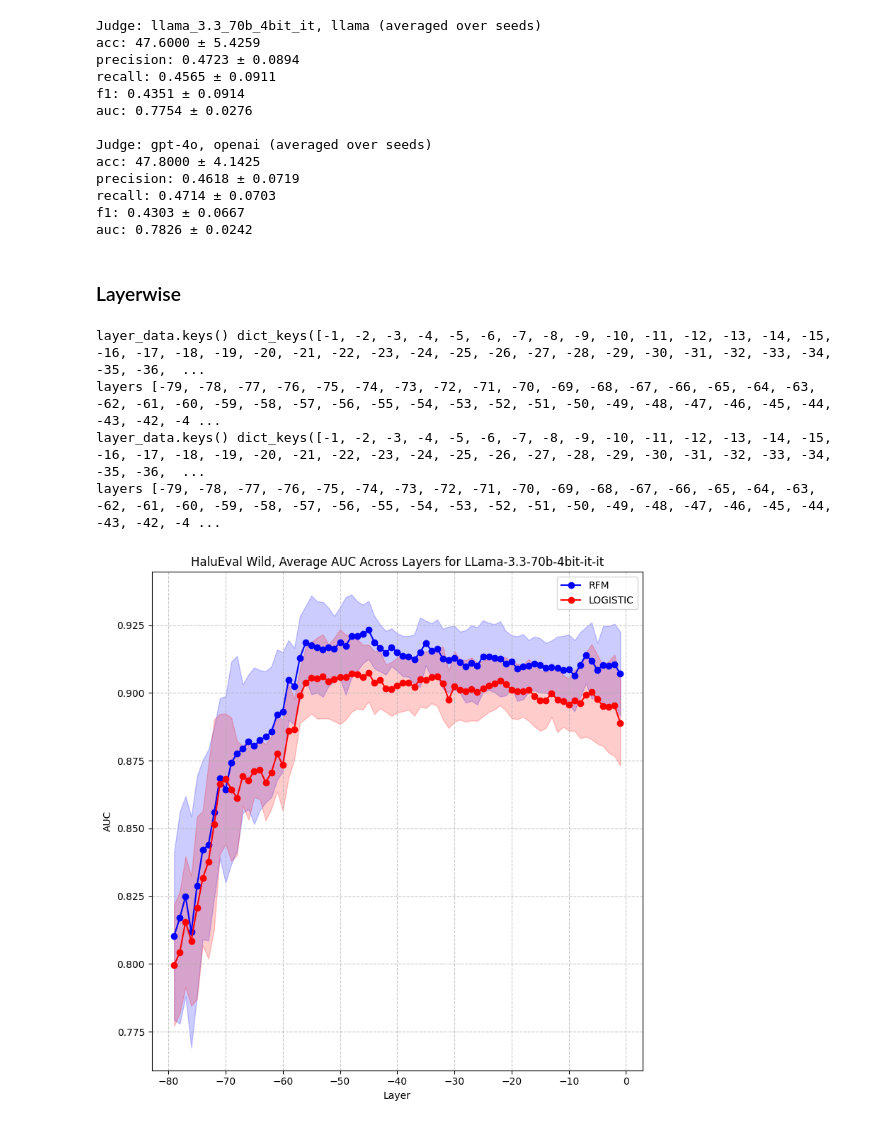
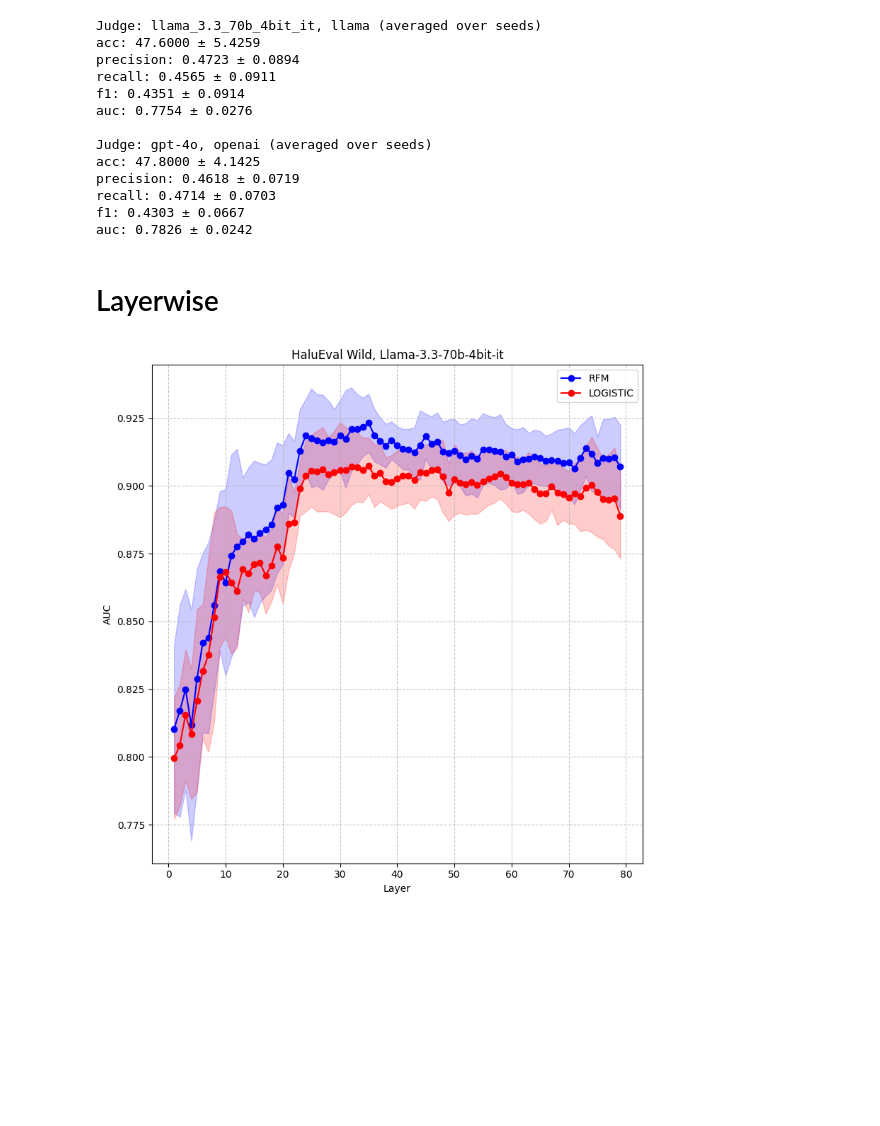
Before and after one commit to Kraga922/neural_controllers, a Jupyter notebook: quantitative_comparisons/analysis/multiclass_halu_eval_wild.ipynb, the cells around one changed output. Saved outputs shown, nothing was run; the diff lists cells and outputs as text; code cells hidden in the pictures; blank space fills up the shorter version.

```diff
--- a/quantitative_comparisons/analysis/multiclass_halu_eval_wild.ipynb
+++ b/quantitative_comparisons/analysis/multiclass_halu_eval_wild.ipynb
@@ -253,7 +237,7 @@ recall: 0.4714 ± 0.0703
 f1: 0.4303 ± 0.0667
 auc: 0.7826 ± 0.0242
 # %% [markdown]
-### Layerwise
+# Layerwise
 # %%
 import numpy as np
 import pickle
@@ -264,7 +248,6 @@ from collections import defaultdict
 # Define the range of seeds
 seeds = np.arange(5)
 methods = ['rfm', 'logistic']
-# models = ['llama_3_8b', 'gemma_2_9b']
 models = ['llama_3.3_70b_4bit_it']
 metric = 'auc'
 
@@ -327,40 +310,38 @@ for i, model in enumerate(models):
 
     for method in methods:
         layer_data = avg_results[model][method]
-        print("layer_data.keys()", layer_data.keys())
         if layer_data:
             # Sort layers by their numerical value
             layers = sorted([int(layer) for layer in layer_data.keys() if isinstance(layer, int)])
-            print("layers", layers)
 
             # Extract mean and std for plotting
             means = [layer_data[layer]['mean'] for layer in layers if layer in layer_data]
             stds = [layer_data[layer]['std'] for layer in layers if layer in layer_data]
+
+            layers = [x+len(layers)+1 for x in layers]
 
             # Plot the mean line
             plt.plot(layers, means, label=method.upper(), marker='o', color=colors[method])
 
             # Add shaded error region
             plt.fill_between(
                 layers,
                 [m - s for m, s in zip(means, stds)],  # lower bound
                 [m + s for m, s in zip(means, stds)],  # upper bound
                 color=colors[method],
                 alpha=alpha_fill
             )
 
-    plt.title(f'HaluEval Wild, Average {metric.upper()} Across Layers for {model.replace(model[0], model[0].upper()).replace("_", "-")}-it')
+    model_str = model.replace("_", "-")
+    model_str = model_str[0].upper() + model_str[1:]
+    plt.title(f'HaluEval Wild, {model_str}')
     plt.xlabel('Layer')
     plt.ylabel(f'{metric.upper()}')
     plt.grid(True, linestyle='--', alpha=0.7)
     plt.legend()
     plt.tight_layout()
 
 plt.savefig(f'plots/he_wild_test_{metric}_across_layers.pdf', format='pdf')
 plt.show()
 # %% [output]
-layer_data.keys() dict_keys([-1, -2, -3, -4, -5, -6, -7, -8, -9, -10, -11, -12, -13, -14, -15, -16, -17, -18, -19, -20, -21, -22, -23, -24, -25, -26, -27, -28, -29, -30, -31, -32, -33, -34, -35, -36,  ...
-layers [-79, -78, -77, -76, -75, -74, -73, -72, -71, -70, -69, -68, -67, -66, -65, -64, -63, -62, -61, -60, -59, -58, -57, -56, -55, -54, -53, -52, -51, -50, -49, -48, -47, -46, -45, -44, -43, -42, -4 ...
-layer_data.keys() dict_keys([-1, -2, -3, -4, -5, -6, -7, -8, -9, -10, -11, -12, -13, -14, -15, -16, -17, -18, -19, -20, -21, -22, -23, -24, -25, -26, -27, -28, -29, -30, -31, -32, -33, -34, -35, -36,  ...
-layers [-79, -78, -77, -76, -75, -74, -73, -72, -71, -70, -69, -68, -67, -66, -65, -64, -63, -62, -61, -60, -59, -58, -57, -56, -55, -54, -53, -52, -51, -50, -49, -48, -47, -46, -45, -44, -43, -42, -4 ...
-[figure, old version]
+[figure, new version]
```
Also changed, not shown: parts of 6 cells of this notebook, 2 other files.
